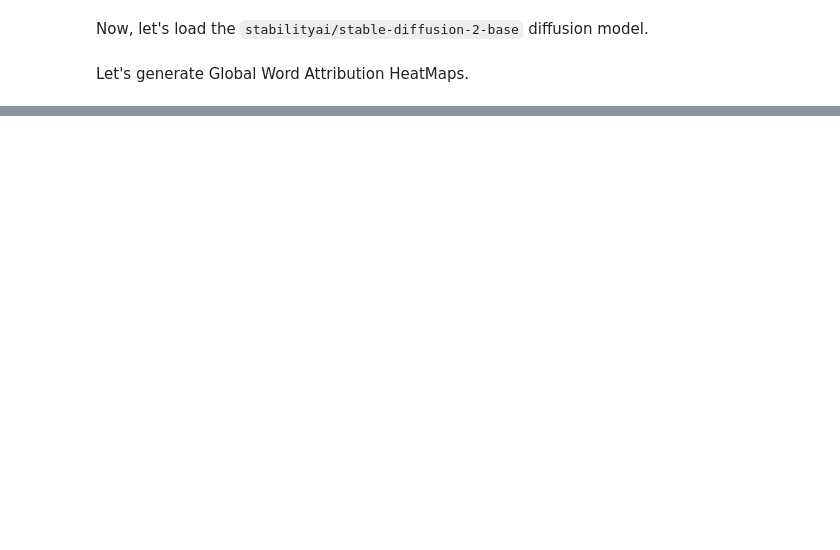
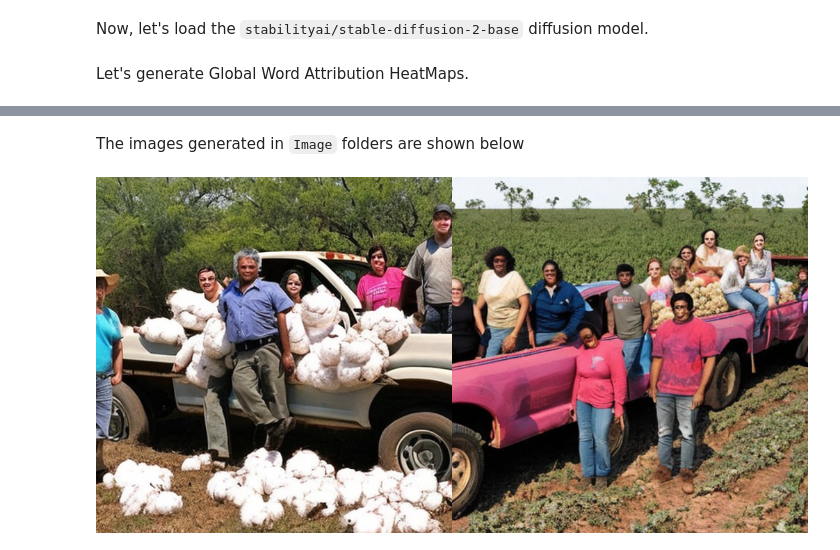
Before and after one commit to RishiDarkDevil/Text-Based-Object-Discovery, a Jupyter notebook: Diffusion/Stable_Diffusion_V2_DAAM.ipynb, the cells around one changed output, grey strips where cells are left out. Saved outputs shown, nothing was run; the diff lists cells and outputs as text; code cells hidden in the pictures; blank space fills up the shorter version.

Commit message:
Finish DAAM related output generation and visualization

```diff
--- a/Diffusion/Stable_Diffusion_V2_DAAM.ipynb
+++ b/Diffusion/Stable_Diffusion_V2_DAAM.ipynb
@@ -45,13 +59,17 @@ import torch
 # %% [markdown]
 The below list is a placeholder for any list of prompts, we will be replacing it with a list of prompts from `MS-COCO` text annotations later.
 # %%
+# prompts = [
+#   "A group of people stand in the back of a truck filled with cotton.",
+#   "A mother and three children collecting garbage from a blue and white garbage can on the street.",
+#   "A woman is sitting in a chair reading a book with her head resting on her free hand.",
+#   "A brown and white dog exiting a yellow and blue ramp in a grassy area.",
+#   "A boy stands on a rocky mountain."
+#   ]
+
 prompts = [
-  "A group of people stand in the back of a truck filled with cotton.",
-  "A mother and three children collecting garbage from a blue and white garbage can on the street.",
-  "A woman is sitting in a chair reading a book with her head resting on her free hand.",
-  "A brown and white dog exiting a yellow and blue ramp in a grassy area.",
-  "A boy stands on a rocky mountain."
-  ]
+  "A group of people stand in the back of a truck filled with cotton."
+]
 # %% [markdown]
 ### Setting up the Pipeline
 # %% [markdown]
@@ -66,3 +91,6 @@ Note: I save heatmaps are `.npy` numpy arrays.
+# %%
+NUM_IMAGES_PER_PROMPT = 2 # Number of images to be generated per prompt
+NMS_OVERLAP_THRESHOLD = 0.7 # Non-Max Suppression Threshold beyond which the boxes will be merged
 # %% [markdown]
 Now, let's load the `stabilityai/stable-diffusion-2-base` diffusion model.
 # %%
@@ -72,0 +104,6 @@ Let's generate Global Word Attribution HeatMaps.
+# %%
+# The folder that will contain the generated data
+os.mkdir('Data-Generated')
+
+# Stopwords
+stpwords = set(stopwords.words('english'))
@@ -103,0 +265,17 @@ KeyboardInterrupt: ignored
+# %% [markdown]
+The images generated in `Image` folders are shown below
+# %%
+def image_grid(imgs, rows, cols):
+  assert len(imgs) == rows*cols
+
+  w, h = imgs[0].size
+  grid = Image.new('RGB', size=(cols*w, rows*h))
+  grid_w, grid_h = grid.size
+
+  for i, img in enumerate(imgs):
+      grid.paste(img, box=(i%cols*w, i//cols*h))
+  return grid
+
+image_grid([Image.open('Data-Generated/0/0/Image/a.png'), Image.open('Data-Generated/0/1/Image/b.png')], 1, 2)
+# %% [output]
+[figure, added]
```
Also changed, not shown: parts of 19 cells of this notebook.
